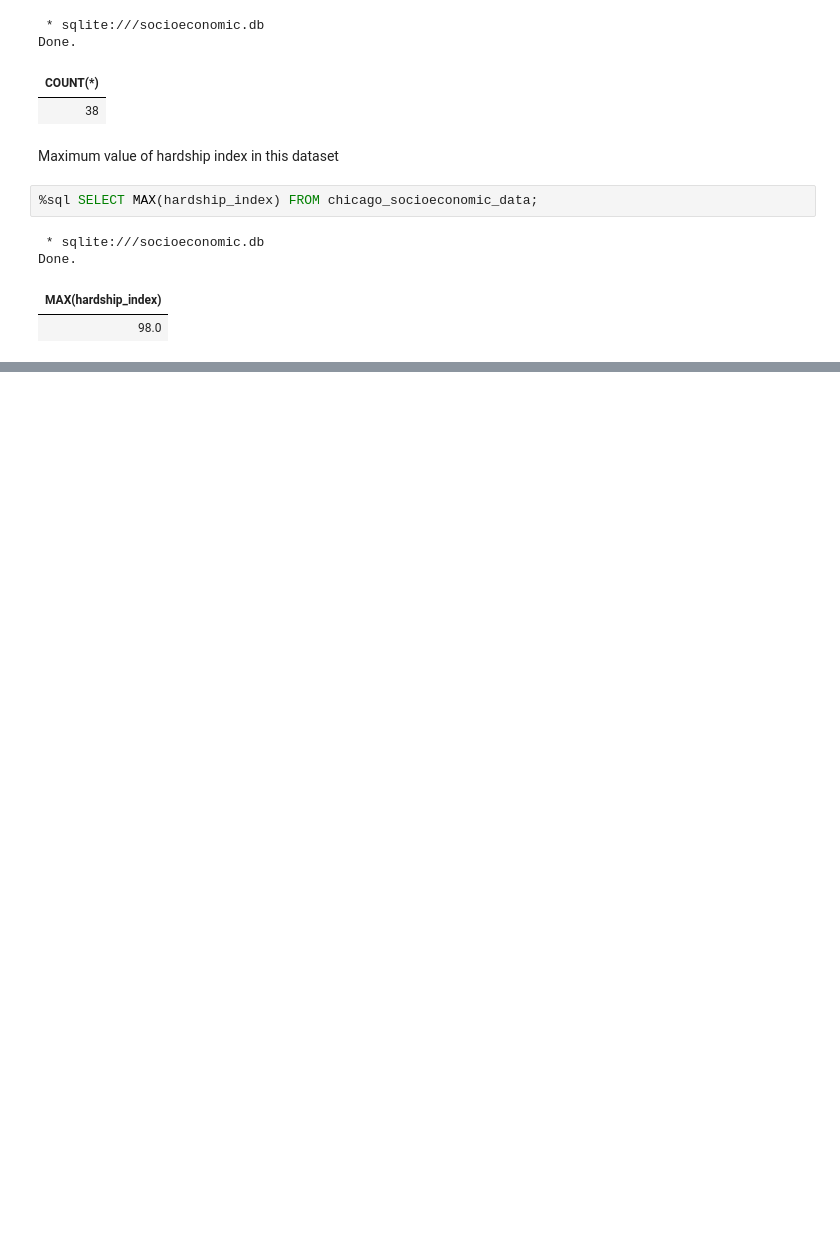
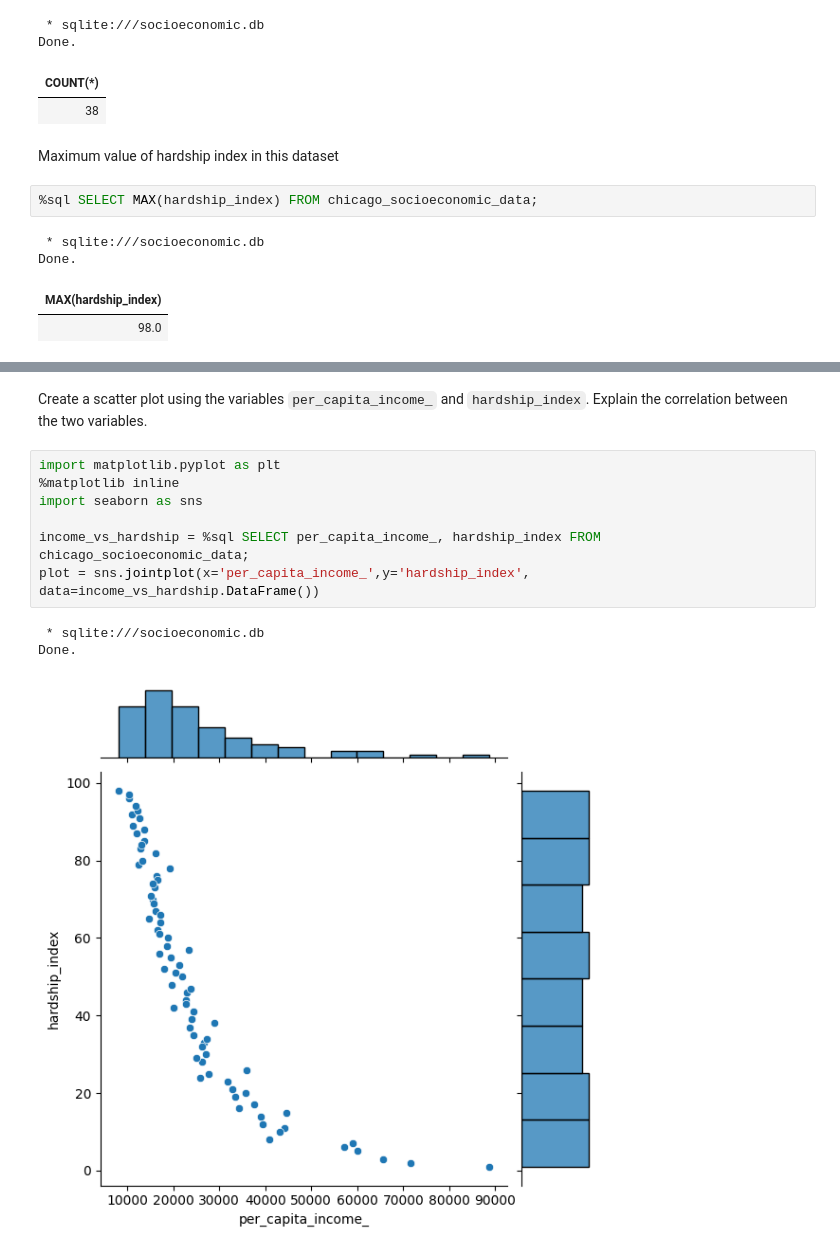
Before and after one commit to KennethNjuguna/Accessing_Databases_Using_SQL_Magic, a Jupyter notebook: analyzing-a-real-world-data-set-with-sql-and-pytho.ipynb, the cells around one changed output, grey strips where cells are left out. Cells and saved outputs as stored; diff of their text form; blank space fills up the shorter version.

Commit message:
Kaggle Notebook | Analyzing a real world data-set with SQL and Pytho | Version 7

```diff
--- a/analyzing-a-real-world-data-set-with-sql-and-pytho.ipynb
+++ b/analyzing-a-real-world-data-set-with-sql-and-pytho.ipynb
@@ -77,0 +99,13 @@ Done.
+# %% [markdown]
+Create a scatter plot using the variables `per_capita_income_` and `hardship_index`. Explain the correlation between the two variables.
+# %%
+import matplotlib.pyplot as plt
+%matplotlib inline
+import seaborn as sns
+
+income_vs_hardship = %sql SELECT per_capita_income_, hardship_index FROM chicago_socioeconomic_data;
+plot = sns.jointplot(x='per_capita_income_',y='hardship_index', data=income_vs_hardship.DataFrame())
+# %% [output]
+ * sqlite:///socioeconomic.db
+Done.
+[figure, added]
```
Also changed, not shown: parts of 4 cells of this notebook.
